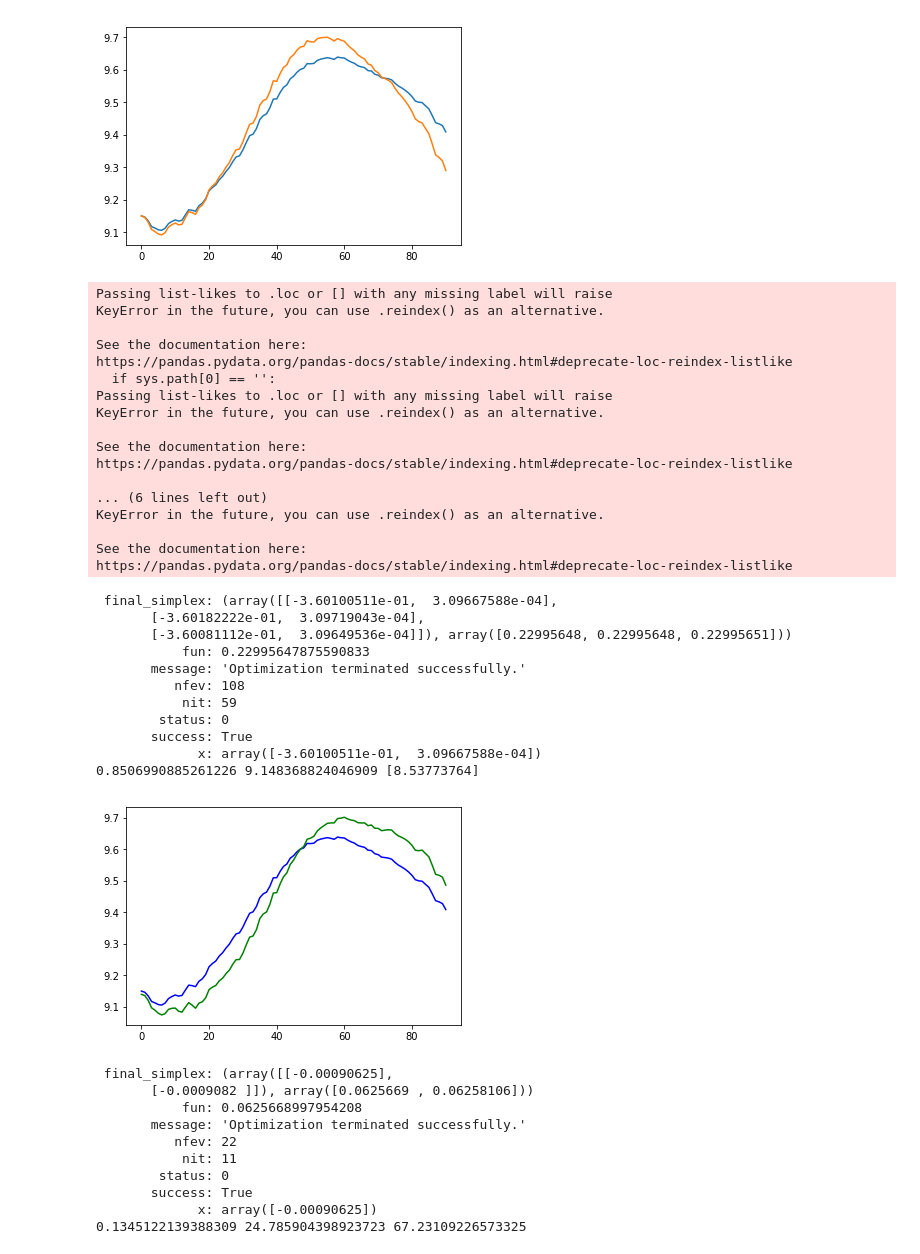
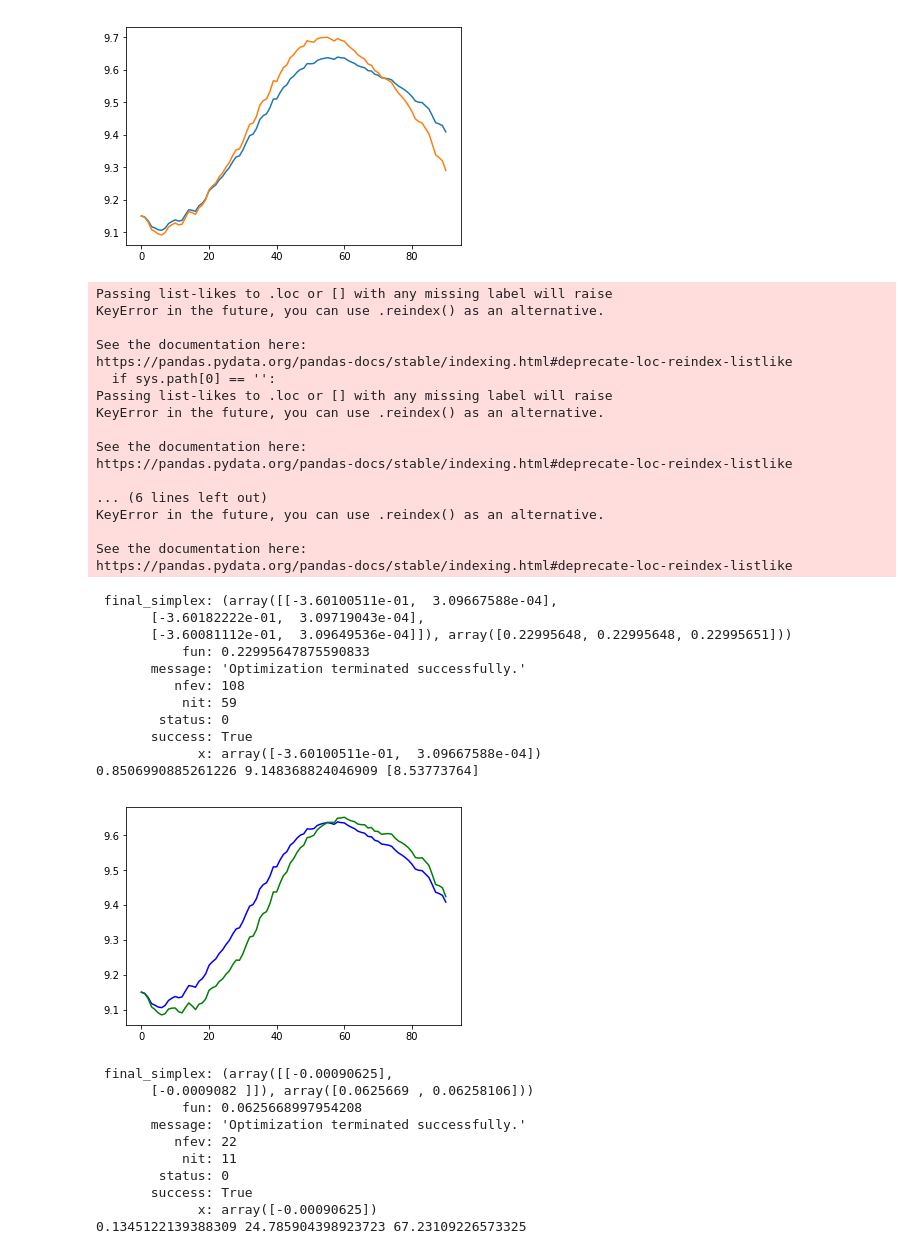
Before and after one commit to stujen/fiveEqSCM, a Jupyter notebook: 5eqSCM/Prather12 test.ipynb, the cells around one changed output. Drawn from its saved outputs; the diff is of its cells as text; code cells hidden in the pictures.

```diff
--- a/5eqSCM/Prather12 test.ipynb
+++ b/5eqSCM/Prather12 test.ipynb
@@ -178,40 +178,40 @@ resultmin = sp.optimize.minimize(mylalph, np.array([0,0]), method='Nelder-Mead')
 r0 = iIRF2010 - resultmin['x'][1] * (C[0] - 700)/emis2conc - resultmin['x'][0] * (CMIP5_RCP85_tas.loc[2010].values - CMIP5_RCP85_tas.loc[range(1860,1880)].mean().values)
 
 plt.plot( tau , 'b' )
-plt.plot(-0.2 + g0 * tau[0] * np.sinh( ( 8.65 + resultmin['x'][0] * (CMIP5_RCP85_tas[2010:2100].values.flatten() - CMIP5_RCP85_tas.loc[range(1860,1880)].mean().values) + 3.19667588e-04 * (C-700)/emis2conc ) / g1 ) , 'g' )
+plt.plot(g0 * tau[0] * np.sinh( ( r0 + resultmin['x'][0] * (CMIP5_RCP85_tas[2010:2100].values.flatten() - CMIP5_RCP85_tas.loc[range(1860,1880)].mean().values) + resultmin['x'][1] * (C-700)/emis2conc ) / g1 ) , 'g' )
 
 print(resultmin)
 print(g0,g1,r0)
 # %% [output]
 Passing list-likes to .loc or [] with any missing label will raise
 KeyError in the future, you can use .reindex() as an alternative.
 
 See the documentation here:
 https://pandas.pydata.org/pandas-docs/stable/indexing.html#deprecate-loc-reindex-listlike
   if sys.path[0] == '':
 Passing list-likes to .loc or [] with any missing label will raise
 KeyError in the future, you can use .reindex() as an alternative.
 
 See the documentation here:
 https://pandas.pydata.org/pandas-docs/stable/indexing.html#deprecate-loc-reindex-listlike
 
 ... (6 lines left out)
 KeyError in the future, you can use .reindex() as an alternative.
 
 See the documentation here:
 https://pandas.pydata.org/pandas-docs/stable/indexing.html#deprecate-loc-reindex-listlike
  final_simplex: (array([[-3.60100511e-01,  3.09667588e-04],
        [-3.60182222e-01,  3.09719043e-04],
        [-3.60081112e-01,  3.09649536e-04]]), array([0.22995648, 0.22995648, 0.22995651]))
            fun: 0.22995647875590833
        message: 'Optimization terminated successfully.'
           nfev: 108
            nit: 59
         status: 0
        success: True
              x: array([-3.60100511e-01,  3.09667588e-04])
 0.8506990885261226 9.148368824046909 [8.53773764]
-[figure, old version]
+[figure, new version]
 # %%
 # Now if we do the same thing for N2O
 
```
Also changed, not shown: 25 other files.
